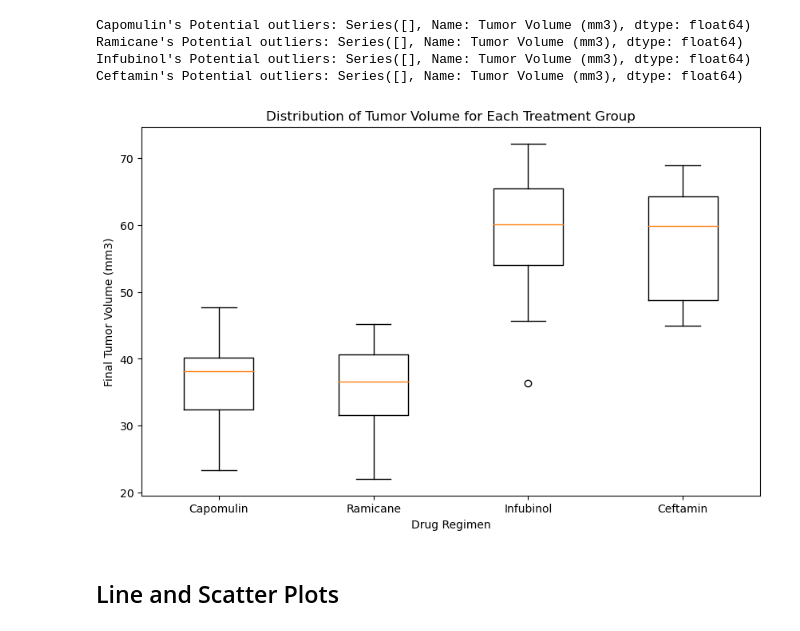
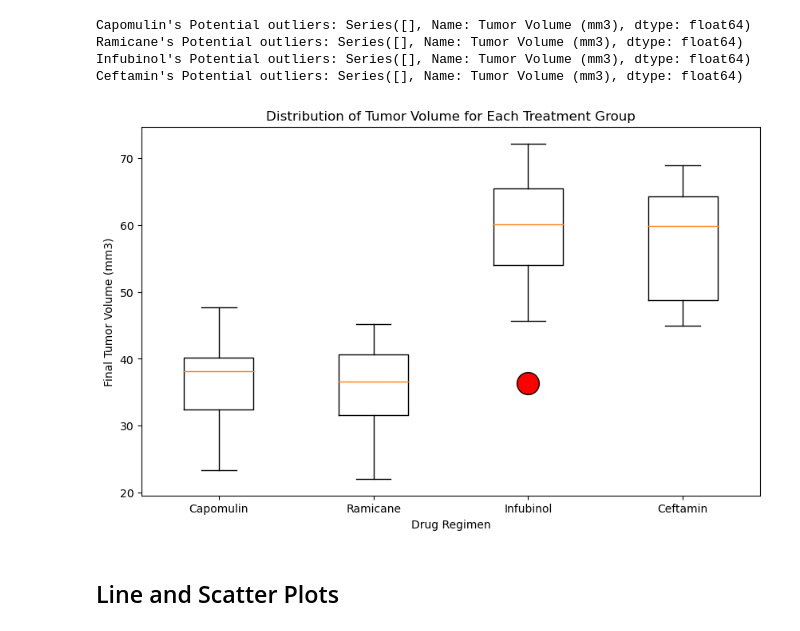
Before and after one commit to Stutimp/Pymaceuticals-Inc.-SCC-Treatment-Data-Visualization-using-Matplotlib-and-Pandas, a Jupyter notebook: Pymaceuticals/Pymaceuticals Final Report.ipynb, the cells around one changed output. Cells and saved outputs as stored; diff of their text form; code cells hidden in the pictures.

```diff
--- a/Pymaceuticals/Pymaceuticals Final Report.ipynb
+++ b/Pymaceuticals/Pymaceuticals Final Report.ipynb
@@ -382,25 +403,24 @@ tumor_volume_data = {
 # %%
 # Create a list of labels for the box plot
 labels = list(tumor_volume_data.keys())
 
 # Create a list of tumor volume data for the box plot
 data = list(tumor_volume_data.values())
 
 # Create the box plot
 plt.figure(figsize=(10, 6))
-plt.boxplot(data, labels=labels)
+x = dict(markerfacecolor='red', markersize = 20)
+plt.boxplot(data, labels=labels, flierprops=x )
 
 # Add labels and a title
 plt.xlabel('Drug Regimen')
 plt.ylabel('Final Tumor Volume (mm3)')
 plt.title('Distribution of Tumor Volume for Each Treatment Group')
 
 # Show the plot
-
-#plt.grid(axis='y')
 plt.show()
 # %% [output]
-[figure, old version]
+[figure, new version]
 # %% [markdown]
 ## Line and Scatter Plots
 # %%
```
Also changed, not shown: parts of 14 cells of this notebook, 1 other file.
